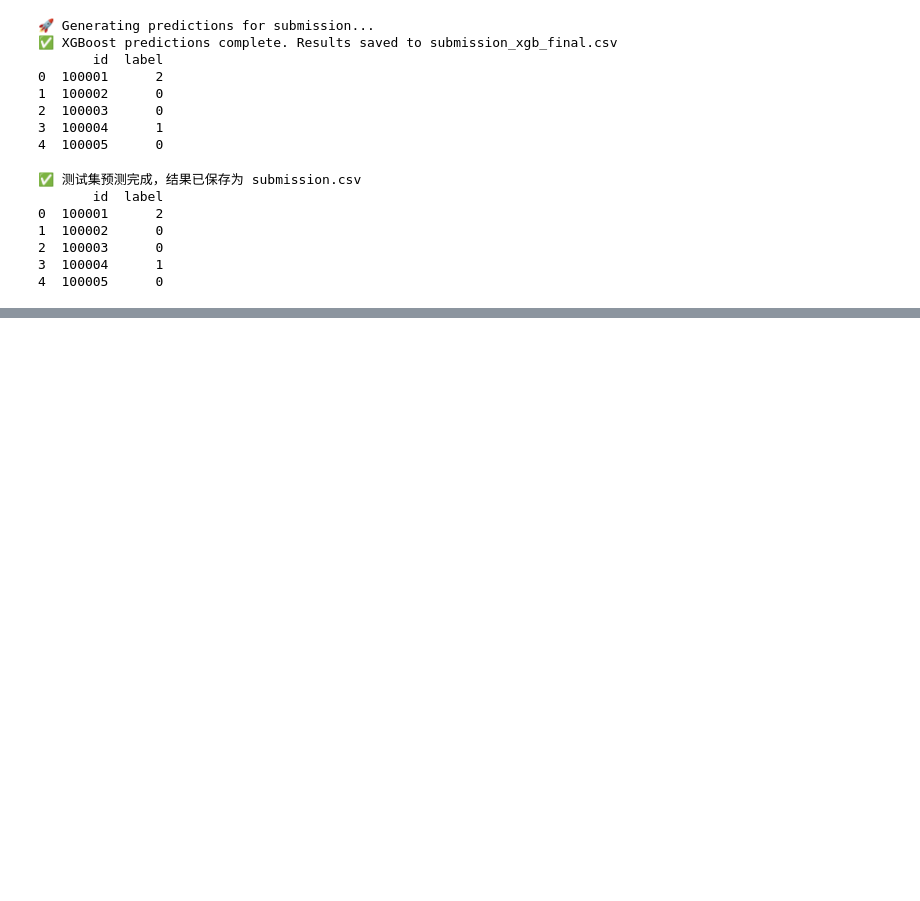
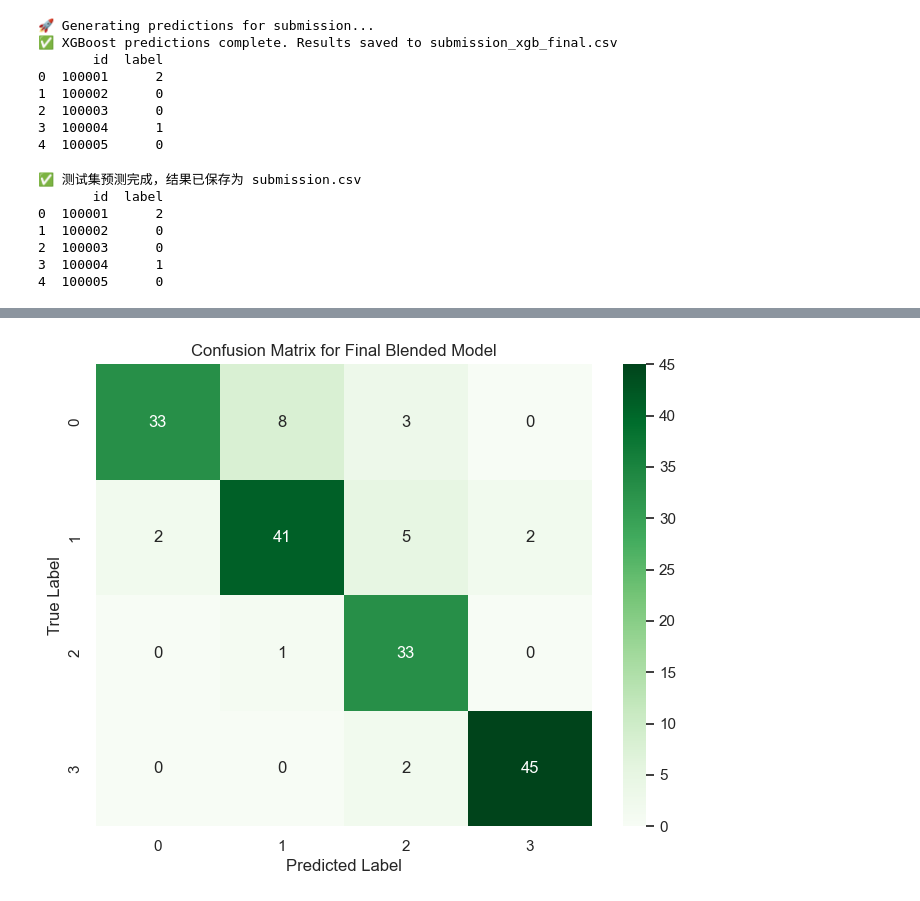
Before and after one commit to ssyss-513/MyColab, a Jupyter notebook: COMP5434/5434_task1_test.ipynb, the cells around one changed output, grey strips where cells are left out. Saved outputs shown, nothing was run; the diff lists cells and outputs as text; code cells hidden in the pictures; blank space fills up the shorter version.

```diff
--- a/COMP5434/5434_task1_test.ipynb
+++ b/COMP5434/5434_task1_test.ipynb
@@ -768,0 +944,83 @@ print(submission.head())
+# %%
+# ===================================================================
+# Step 4.3.1: Find the best blending weight on the validation set
+# ===================================================================
+print("🕵️ Finding best blending weight for KNN and XGBoost models...")
+
+# Get probability predictions from both models on the original validation set
+proba_knn = knn_smote.predict_proba(X_valid)
+proba_xgb = final_xgb_smote.predict_proba(X_valid)
+
+best_blend_score = -1
+best_weight = -1
+
+# Iterate through possible weights
+for w in np.arange(0, 1.05, 0.05):
+    # Blend probabilities
+    blended_proba = w * proba_xgb + (1 - w) * proba_knn
+    # Get final predictions
+    blended_preds = np.argmax(blended_proba, axis=1)
+    score = f1_score(y_valid, blended_preds, average="macro")
+
+    print(f"Weight (XGB): {w:.2f}, F1: {score:.4f}")
+
+    if score > best_blend_score:
+        best_blend_score = score
+        best_weight = w
+
+print("\n================================================")
+print(f"✅ Best Blending Weight Search Complete!")
+print(f"🏆 Best Validation F1 Score: {best_blend_score:.4f}")
+print(f"🔧 Best Weight for XGBoost: {best_weight:.2f}")
+print(f"🔧 Best Weight for KNN: {1-best_weight:.2f}")
+print("================================================\n")
+
+
+# ===================================================================
+# Step 4.3.2: Evaluate the blended model on the test set
+# ===================================================================
+print("\n🧪 Evaluating final blended model on the test set...")
+proba_knn_test = knn_smote.predict_proba(X_test)
+proba_xgb_test = final_xgb_smote.predict_proba(X_test)
+
+final_blended_proba = best_weight * proba_xgb_test + (1 - best_weight) * proba_knn_test
+final_blended_preds = np.argmax(final_blended_proba, axis=1)
+
+print("\n✅ Final Blended Model Evaluation on Test Set:")
+print(classification_report(y_test, final_blended_preds, digits=3))
+macro_f1_blended = f1_score(y_test, final_blended_preds, average="macro")
+print(f"\n🎯 Final Blended Model Macro-F1 Score: {macro_f1_blended:.4f}")
+
+cm_blended = confusion_matrix(y_test, final_blended_preds)
+plt.figure(figsize=(8, 6))
+sns.heatmap(cm_blended, annot=True, fmt="d", cmap="Greens",
+            xticklabels=final_xgb_smote.classes_, yticklabels=final_xgb_smote.classes_)
+plt.title("Confusion Matrix for Final Blended Model")
+plt.xlabel("Predicted Label")
+plt.ylabel("True Label")
+plt.show()
+
+
+# ===================================================================
+# Step 4.3.3: Generate final submission file
+# ===================================================================
+print("\n\n🚀 Generating final submission file with the blended model...")
+
+# Predict on the submission dataset
+proba_knn_submission = knn_smote.predict_proba(X_submission)
+proba_xgb_submission = final_xgb_smote.predict_proba(X_submission)
+
+# Blend the predictions
+blended_submission_proba = best_weight * proba_xgb_submission + (1 - best_weight) * proba_knn_submission
+blended_submission_preds = np.argmax(blended_submission_proba, axis=1)
+
+# Create submission DataFrame
+submission_blended = pd.DataFrame({
+    "id": df_test["id"],
+    "label": blended_submission_preds
+})
+submission_blended.to_csv("submission_blended.csv", index=False)
+
+print("\n✅ Final submission file 'submission_blended.csv' created successfully!")
+print(submission_blended.head())
+# %% [output]
@@ -768,0 +1044 @@ print(submission.head())
+[figure, added]
```
Also changed, not shown: parts of 13 cells of this notebook, 2 other files.
